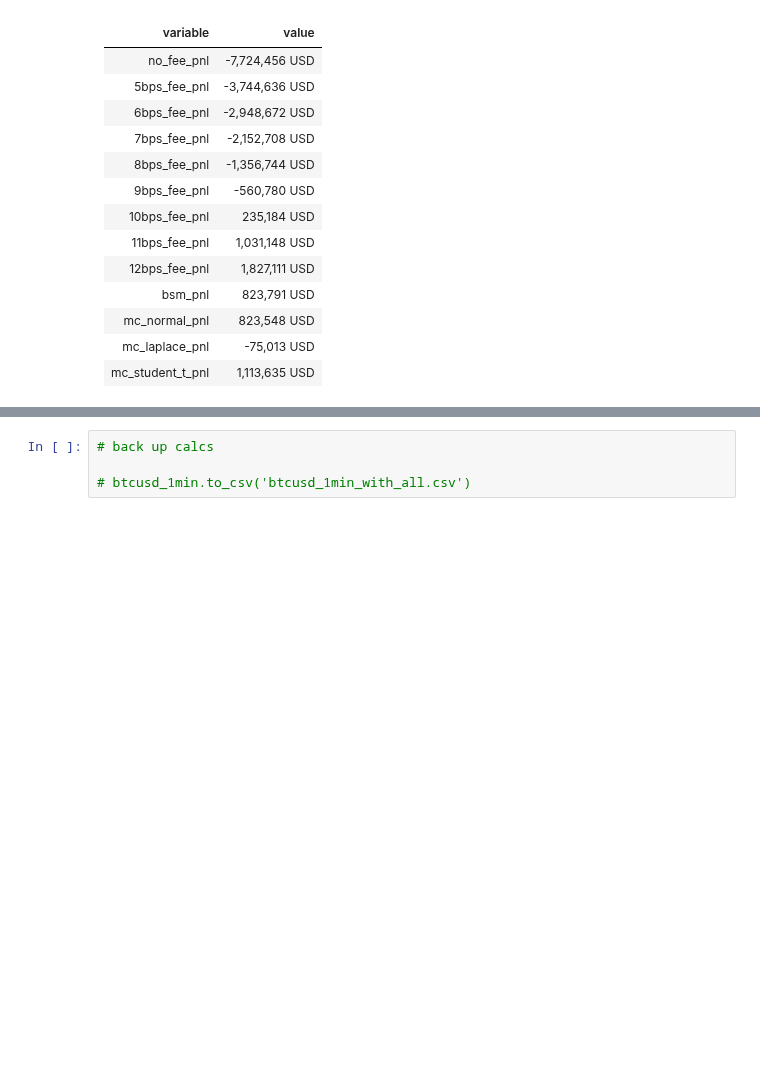
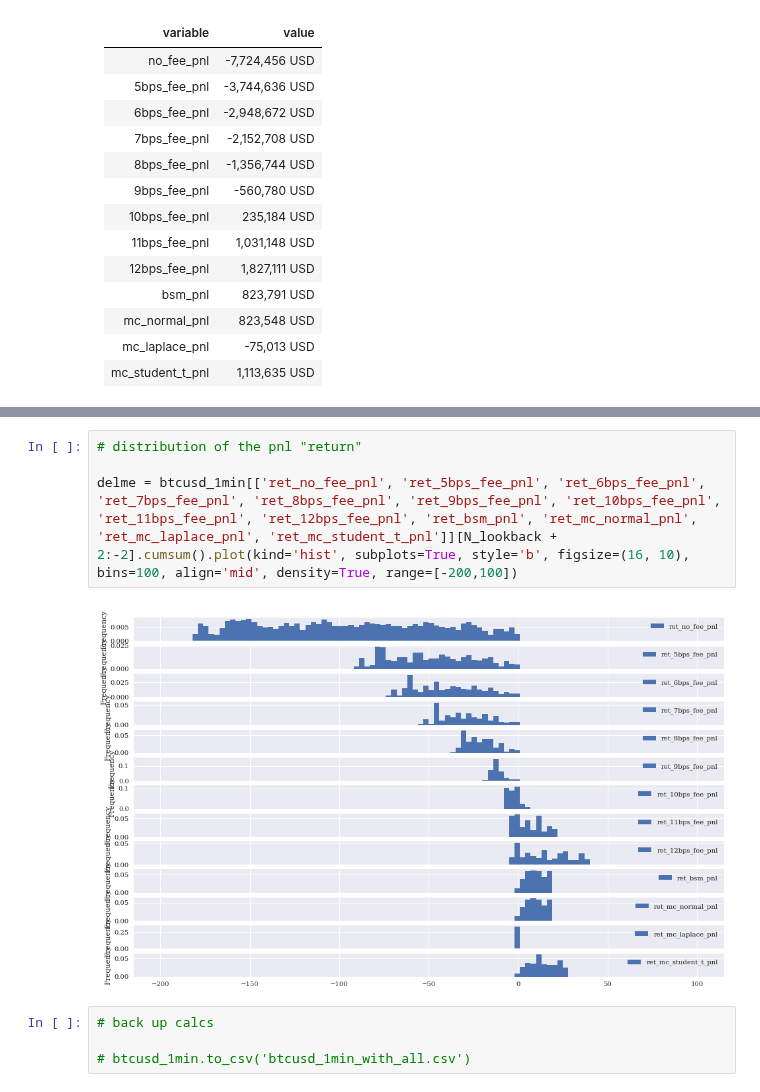
Before and after one commit to sebastienverreault/option_risk_analysis2, a Jupyter notebook: pnl_historical_simulation.ipynb, the cells around one changed output, grey strips where cells are left out. Drawn from its saved outputs; the diff is of its cells as text; blank space fills up the shorter version.

```diff
--- a/pnl_historical_simulation.ipynb
+++ b/pnl_historical_simulation.ipynb
@@ -600,3 +720,9 @@ md(f"""
+# %%
+# distribution of the pnl "return"
+
+delme = btcusd_1min[['ret_no_fee_pnl', 'ret_5bps_fee_pnl', 'ret_6bps_fee_pnl', 'ret_7bps_fee_pnl', 'ret_8bps_fee_pnl', 'ret_9bps_fee_pnl', 'ret_10bps_fee_pnl', 'ret_11bps_fee_pnl', 'ret_12bps_fee_pnl', 'ret_bsm_pnl', 'ret_mc_normal_pnl', 'ret_mc_laplace_pnl', 'ret_mc_student_t_pnl']][N_lookback + 2:-2].cumsum().plot(kind='hist', subplots=True, style='b', figsize=(16, 10), bins=100, align='mid', density=True, range=[-200,100])
+# %% [output]
+[figure, added]
 # %%
 # back up calcs
 
```
Also changed, not shown: parts of 4 cells of this notebook.
